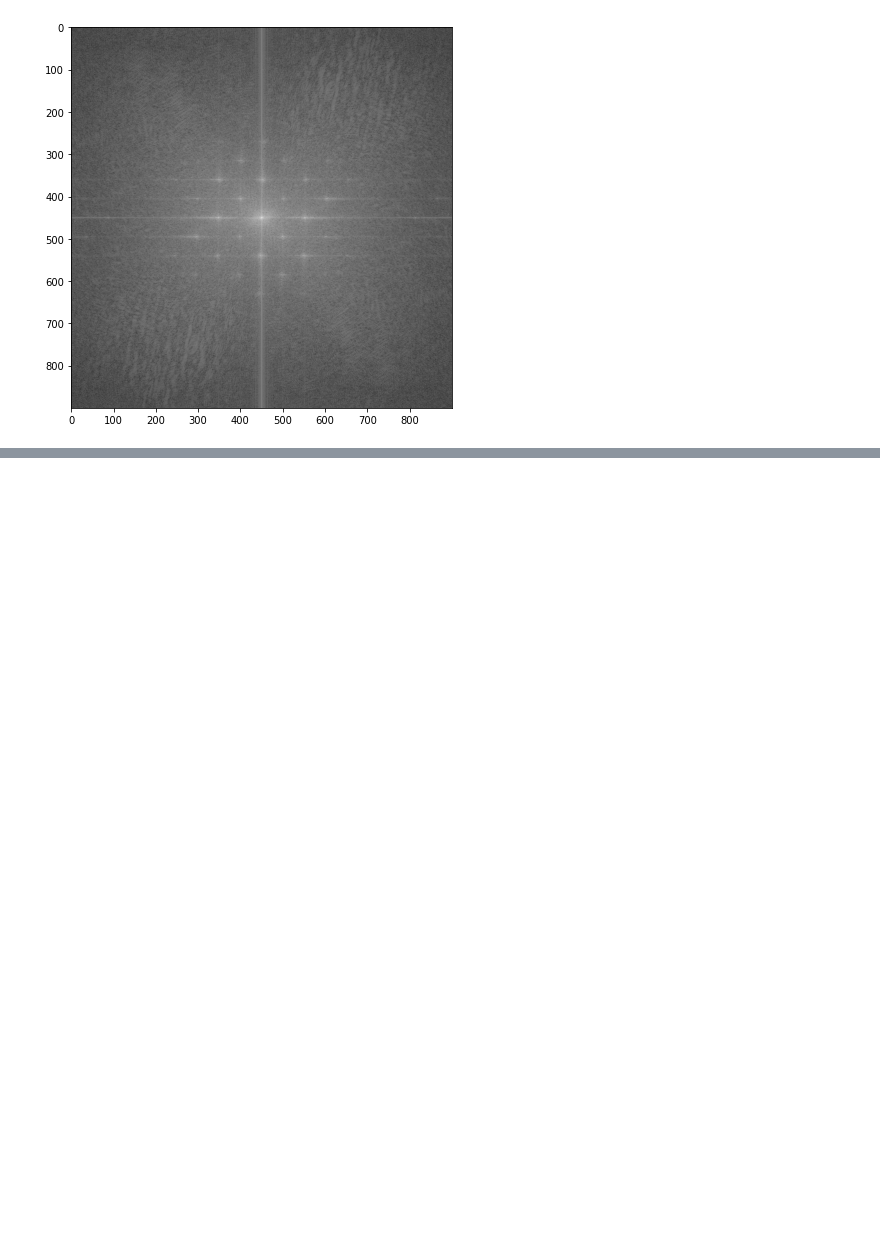
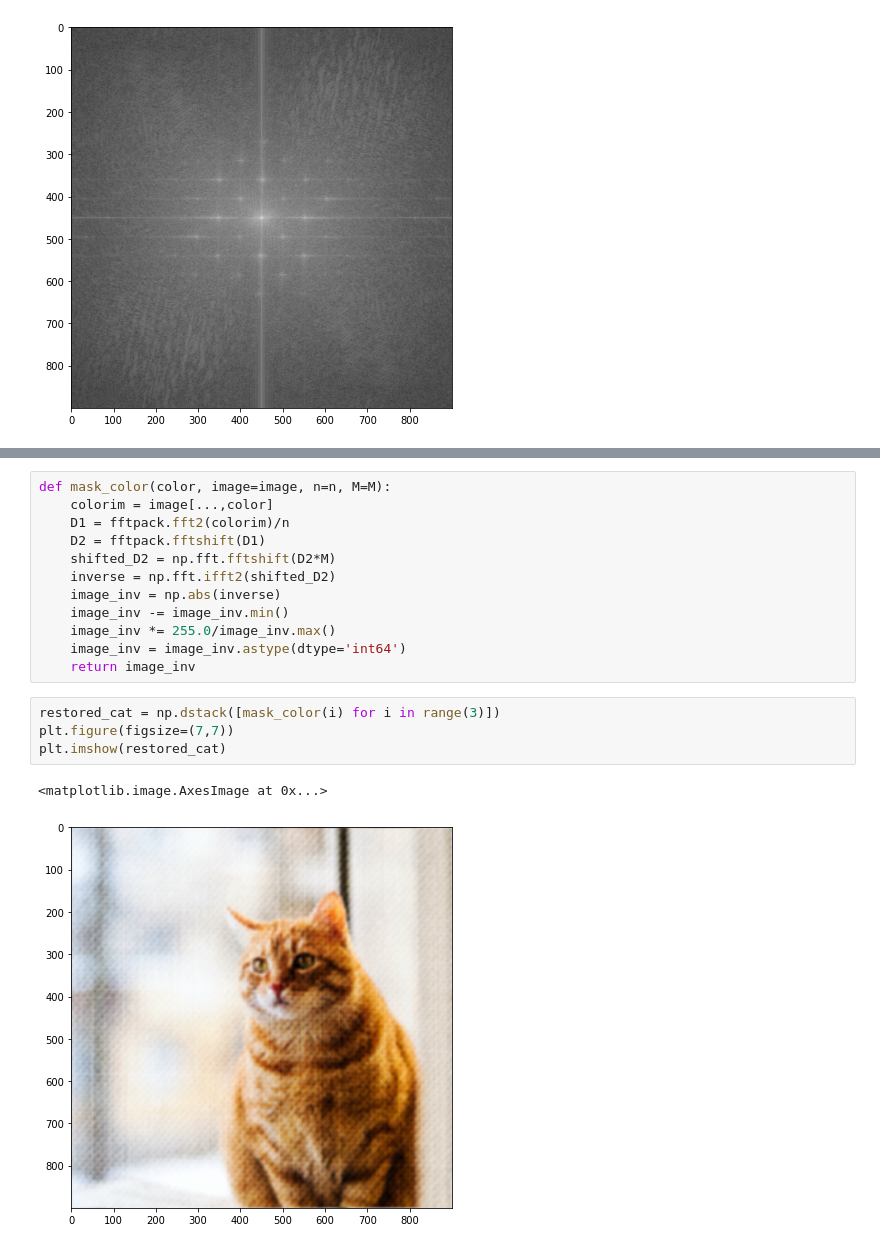
Before and after one commit to suhavni/ssm, a Jupyter notebook: Homework/Homework 3.3.ipynb, the cells around one changed output, grey strips where cells are left out. Drawn from its saved outputs; the diff is of its cells as text; blank space fills up the shorter version.

```diff
--- a/Homework/Homework 3.3.ipynb
+++ b/Homework/Homework 3.3.ipynb
@@ -69,0 +120,19 @@ M = X**2 + Y**2 < R**2
+# %%
+def mask_color(color, image=image, n=n, M=M):
+    colorim = image[...,color]
+    D1 = fftpack.fft2(colorim)/n
+    D2 = fftpack.fftshift(D1)
+    shifted_D2 = np.fft.fftshift(D2*M)
+    inverse = np.fft.ifft2(shifted_D2)
+    image_inv = np.abs(inverse)
+    image_inv -= image_inv.min()
+    image_inv *= 255.0/image_inv.max()
+    image_inv = image_inv.astype(dtype='int64')
+    return image_inv
+# %%
+restored_cat = np.dstack([mask_color(i) for i in range(3)])
+plt.figure(figsize=(7,7))
+plt.imshow(restored_cat)
+# %% [output]
+<matplotlib.image.AxesImage at 0x...>
+[figure, added]
```
Also changed, not shown: parts of 8 cells of this notebook.
